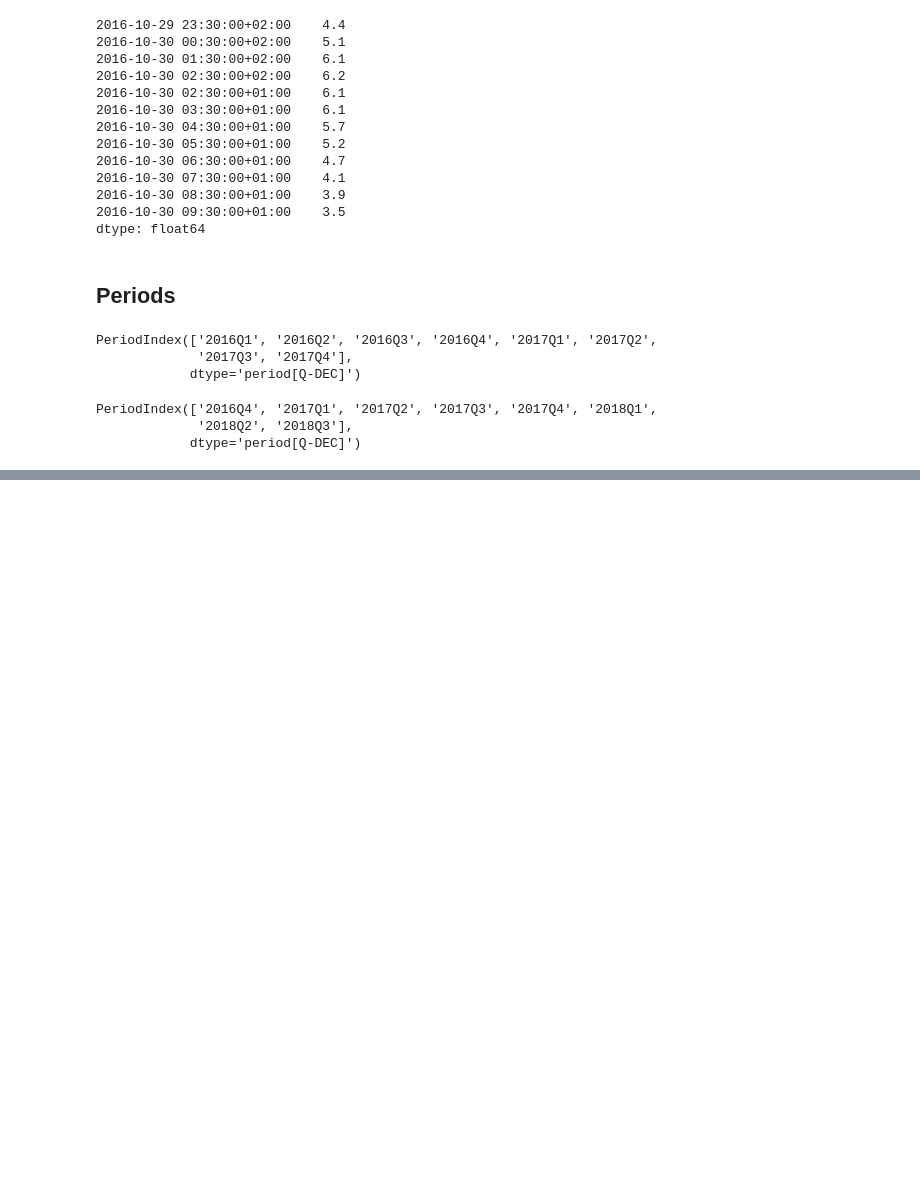
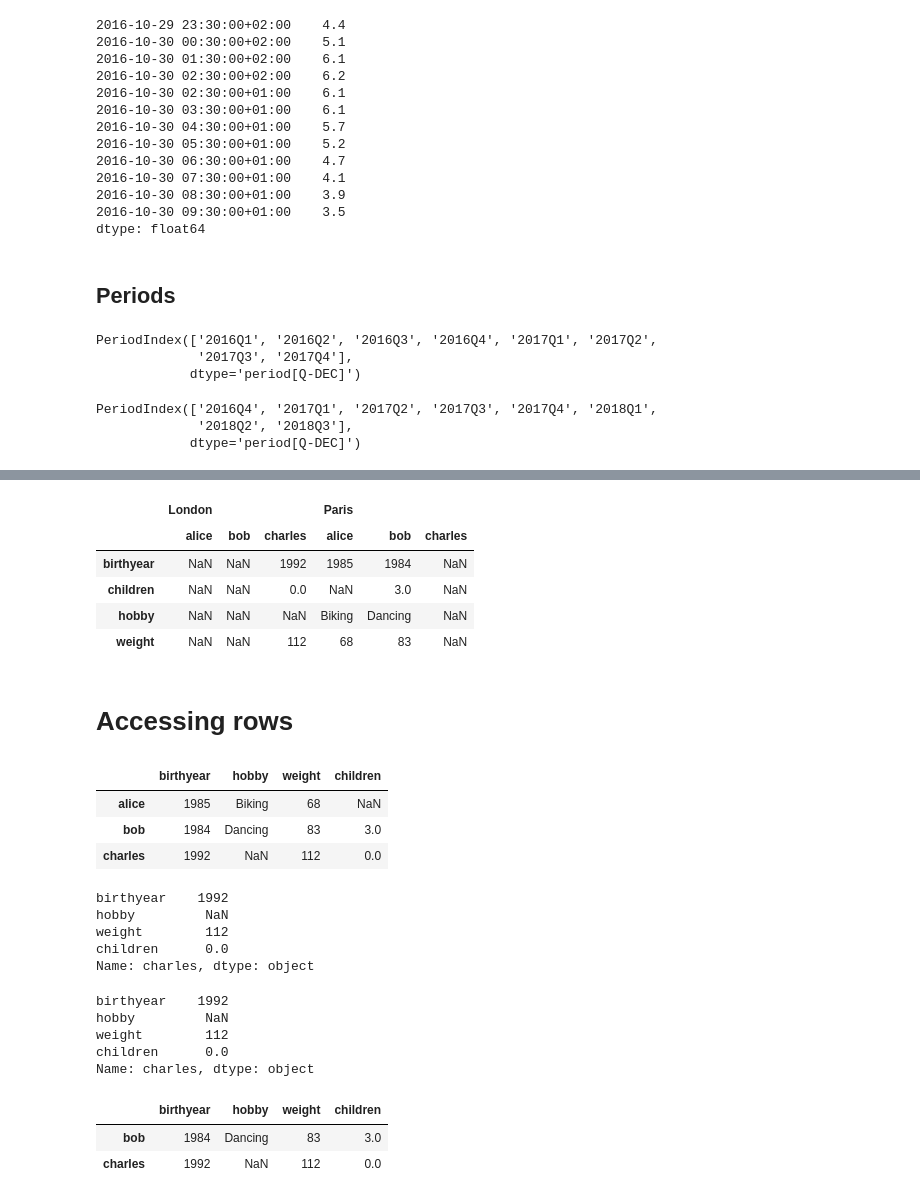
Before and after one commit to nswekosk/hands-on-machine-learning-practice, a Jupyter notebook: Pandas_Practice.ipynb, the cells around one changed output, grey strips where cells are left out. Saved outputs shown, nothing was run; the diff lists cells and outputs as text; code cells hidden in the pictures; blank space fills up the shorter version.

```diff
--- a/Pandas_Practice.ipynb
+++ b/Pandas_Practice.ipynb
@@ -428,0 +762,3 @@ PeriodIndex(['2016Q4', '2017Q1', '2017Q2', '2017Q3', '2017Q4', '2018Q1',
+# %%
+d9 = d8.unstack()
+d9
@@ -428,0 +783,41 @@ PeriodIndex(['2016Q4', '2017Q1', '2017Q2', '2017Q3', '2017Q4', '2018Q1',
+# %%
+d10 = d9.unstack(level=(0, 1))
+d10
+# %% [output]
+|  | London |  |  | Paris |  |  |
+|  | alice | bob | charles | alice | bob | charles |
+| birthyear | NaN | NaN | 1992 | 1985 | 1984 | NaN |
+| children | NaN | NaN | 0.0 | NaN | 3.0 | NaN |
+| hobby | NaN | NaN | NaN | Biking | Dancing | NaN |
+| weight | NaN | NaN | 112 | 68 | 83 | NaN |
+# %% [markdown]
+# Accessing rows
+# %%
+people
+# %% [output]
+|  | birthyear | hobby | weight | children |
+| alice | 1985 | Biking | 68 | NaN |
+| bob | 1984 | Dancing | 83 | 3.0 |
+| charles | 1992 | NaN | 112 | 0.0 |
+# %%
+people.loc["charles"]
+# %% [output]
+birthyear    1992
+hobby         NaN
+weight        112
+children      0.0
+Name: charles, dtype: object
+# %%
+people.iloc[2]
+# %% [output]
+birthyear    1992
+hobby         NaN
+weight        112
+children      0.0
+Name: charles, dtype: object
+# %%
+people.iloc[1:3]
+# %% [output]
+|  | birthyear | hobby | weight | children |
+| bob | 1984 | Dancing | 83 | 3.0 |
+| charles | 1992 | NaN | 112 | 0.0 |
```
Also changed, not shown: parts of 41 cells of this notebook.
